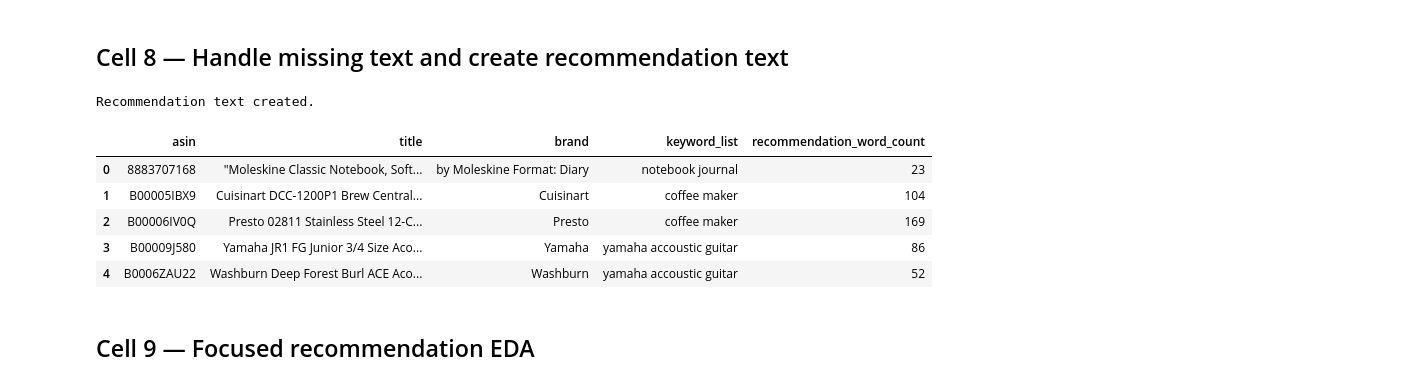
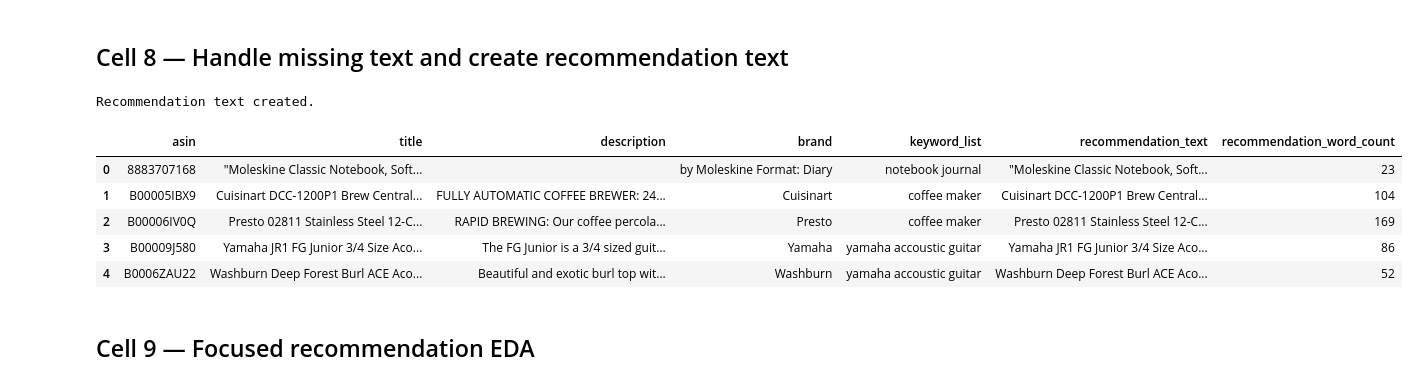
Before and after one commit to farhan065/Amazon-Marketplace-Product-Intelligence-Platform, a Jupyter notebook: notebooks/recommendation/01_recommendation_preprocessing_eda_ipynb.ipynb, the cells around one changed output. Drawn from its saved outputs; the diff is of its cells as text; code cells hidden in the pictures.

Commit message:
EDA is updated for recommendation feature

```diff
--- a/notebooks/recommendation/01_recommendation_preprocessing_eda_ipynb.ipynb
+++ b/notebooks/recommendation/01_recommendation_preprocessing_eda_ipynb.ipynb
@@ -510,7 +531,8 @@ cleaned_products["has_known_brand"] = (
     cleaned_products["brand"].ne("")
 )
 
-# Use description as a title fallback where possible.
+
+# Use description as a fallback title.
 missing_title = cleaned_products["title"].eq("")
 
 cleaned_products.loc[
@@ -524,8 +546,11 @@ cleaned_products.loc[
     .str.slice(0, 120)
 )
 
-# Final fallback guarantees every product has a display title.
-still_missing_title = cleaned_products["title"].eq("")
+
+# Use ASIN if title and description are both missing.
+still_missing_title = (
+    cleaned_products["title"].eq("")
+)
 
 cleaned_products.loc[
     still_missing_title,
@@ -538,6 +563,8 @@ cleaned_products.loc[
     ]
 )
 
+
+# Keep Unknown only for UI display.
 cleaned_products["brand"] = (
     cleaned_products["brand"]
     .replace("", "Unknown")
@@ -548,10 +575,19 @@ cleaned_products["keyword_list"] = (
     .fillna("")
 )
 
+
+# Do not allow Unknown to influence similarity.
+brand_for_model = (
+    cleaned_products["brand"]
+    .replace("Unknown", "")
+)
+
+
+# Combine all recommendation fields.
 cleaned_products["recommendation_text"] = (
     cleaned_products["title"]
     + ". Brand: "
-    + cleaned_products["brand"]
+    + brand_for_model
     + ". Search context: "
     + cleaned_products["keyword_list"]
     + ". "
@@ -562,40 +598,50 @@ cleaned_products["recommendation_text"] = (
     clean_text_series(
         cleaned_products["recommendation_text"]
     )
 )
 
-cleaned_products["recommendation_word_count"] = (
+
+# Record text length for EDA.
+cleaned_products[
+    "recommendation_word_count"
+] = (
     cleaned_products["recommendation_text"]
     .str.split()
     .str.len()
 )
 
+
+# Store rating counts as integers.
 cleaned_products["rating_count"] = (
     cleaned_products["rating_count"]
     .round()
     .astype("Int64")
 )
 
+
 print("Recommendation text created.")
+
 display(
     cleaned_products[
         [
             "asin",
             "title",
+            "description",
             "brand",
             "keyword_list",
+            "recommendation_text",
             "recommendation_word_count",
         ]
     ].head()
 )
 # %% [output]
 Recommendation text created.
-|  | asin | title | brand | keyword_list | recommendation_word_count |
-| 0 | 8883707168 | "Moleskine Classic Notebook, Soft... | by Moleskine Format: Diary | notebook journal | 23 |
-| 1 | B00005IBX9 | Cuisinart DCC-1200P1 Brew Central... | Cuisinart | coffee maker | 104 |
-| 2 | B00006IV0Q | Presto 02811 Stainless Steel 12-C... | Presto | coffee maker | 169 |
-| 3 | B00009J580 | Yamaha JR1 FG Junior 3/4 Size Aco... | Yamaha | yamaha accoustic guitar | 86 |
-| 4 | B0006ZAU22 | Washburn Deep Forest Burl ACE Aco... | Washburn | yamaha accoustic guitar | 52 |
+|  | asin | title | description | brand | keyword_list | recommendation_text | recommendation_word_count |
+| 0 | 8883707168 | "Moleskine Classic Notebook, Soft... |  | by Moleskine Format: Diary | notebook journal | "Moleskine Classic Notebook, Soft... | 23 |
+| 1 | B00005IBX9 | Cuisinart DCC-1200P1 Brew Central... | FULLY AUTOMATIC COFFEE BREWER: 24... | Cuisinart | coffee maker | Cuisinart DCC-1200P1 Brew Central... | 104 |
+| 2 | B00006IV0Q | Presto 02811 Stainless Steel 12-C... | RAPID BREWING: Our coffee percola... | Presto | coffee maker | Presto 02811 Stainless Steel 12-C... | 169 |
+| 3 | B00009J580 | Yamaha JR1 FG Junior 3/4 Size Aco... | The FG Junior is a 3/4 sized guit... | Yamaha | yamaha accoustic guitar | Yamaha JR1 FG Junior 3/4 Size Aco... | 86 |
+| 4 | B0006ZAU22 | Washburn Deep Forest Burl ACE Aco... | Beautiful and exotic burl top wit... | Washburn | yamaha accoustic guitar | Washburn Deep Forest Burl ACE Aco... | 52 |
 # %% [markdown]
 ## Cell 9 — Focused recommendation EDA
 # %%
```
Also changed, not shown: parts of 1 cell of this notebook.
